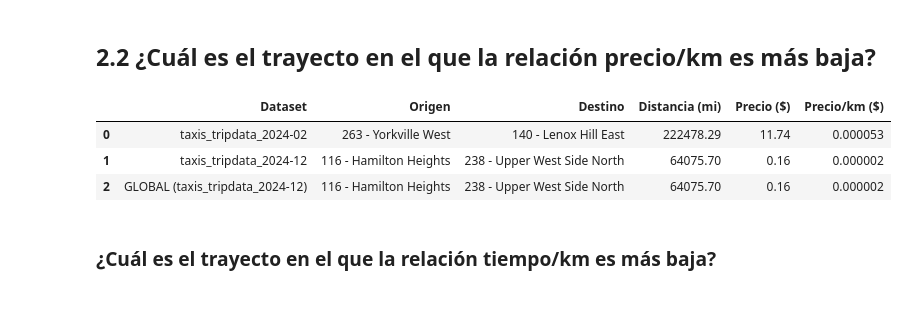
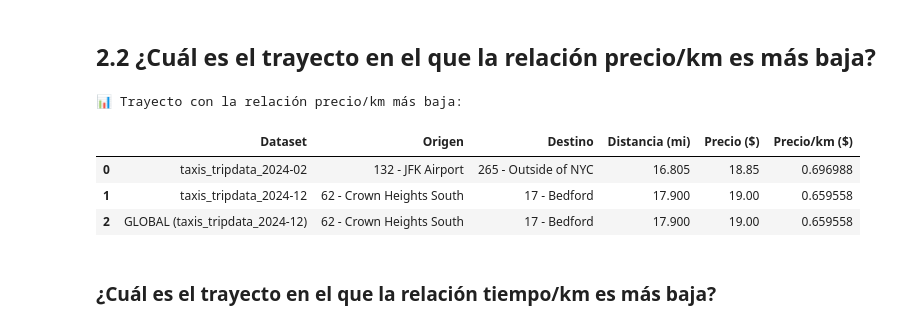
Before and after one commit to renerubio/NYC-TAXI, a Jupyter notebook: NYC_Taxi.ipynb, the cells around one changed output. Cells and saved outputs as stored; diff of their text form; code cells hidden in the pictures.

```diff
--- a/NYC_Taxi.ipynb
+++ b/NYC_Taxi.ipynb
@@ -146,7 +144,7 @@ original_datasets = {
     "green_tripdata_2024-02": green_df_2024_02, # type: ignore
     "yellow_tripdata_2024-12": yellow_df_2024_12, # type: ignore
     "green_tripdata_2024-12": green_df_2024_12, # type: ignore
-    "yellow_tripdata_2009-02": yellow_df_2009_02, # type: ignore // Ejercicio 2.5
+    # "yellow_tripdata_2009-02": yellow_df_2009_02, # type: ignore // Ejercicio 2.5
 }
 
 # Liberar memoria de las variables ya cargadas
@@ -154,7 +152,7 @@ del yellow_df_2024_02 # type: ignore
 del green_df_2024_02 # type: ignore
 del yellow_df_2024_12 # type: ignore
 del green_df_2024_12 # type: ignore
-del yellow_df_2009_02 # type: ignore // Ejercicio 2.5
+# del yellow_df_2009_02 # type: ignore // Ejercicio 2.5
 # %% [markdown]
 ## Análisis de datos
 # %% [markdown]
@@ -759,6 +835,0 @@ unified_datasets = cargar_datasets_parquet("unified_datasets")
-# %%
-# mostrar si datasets originales y limpios tienen datos
-for name, df in unified_datasets.items():
-    print(f"{name}: {df.shape[0]:,} filas, {df.shape[1]} columnas")
-for name, df in cleaned_datasets.items():
-    print(f"{name}: {df.shape[0]:,} filas, {df.shape[1]} columnas")
@@ -1485,18 +1547,24 @@ trayecto_mayor_precio_por_minuto(cleaned_added_datasets)
 # %% [markdown]
 ## 2.2	¿Cuál es el trayecto en el que la relación precio/km es más baja?
 # %%
-def trayecto_menor_precio_por_km(datasets_dict, min_distance=0.1):
+# función para encontrar el trayecto con mayor precio/km
+def trayecto_menor_precio_por_km(datasets_dict, zona_nombres, min_distance=0.1, min_price_per_km=0.2, min_price_total=2.0):
     """
     Encuentra el trayecto con menor relación precio/km para cada dataset,
-    ignorando trayectos con distancia menor al umbral especificado.
-    También encuentra el trayecto global con la relación más baja.
+    ignorando trayectos con distancia menor al umbral especificado,
+    y siempre usando la columna de precio ajustado tras limpieza ("Precio ($)").
+
+    Garantiza no mostrar trayectos con precios o precios por km irrealmente bajos.
 
     Parámetros:
         datasets_dict: diccionario {nombre: DataFrame}
+        zona_nombres: diccionario {zone_id: nombre_zona}
         min_distance: distancia mínima (en millas) para considerar un trayecto
+        min_price_per_km: precio mínimo por km (umbral recomendado: 0.2 $/km)
+        min_price_total: precio total mínimo permitido (por defecto: 2$)
 
     Retorna:
-        DataFrame con los trayectos más baratos por km
+        DataFrame con los trayectos más baratos por km, ya filtrados.
     """
     resultados = []
     global_min = None
@@ -1504,59 +1572,70 @@ def trayecto_menor_precio_por_km(datasets_dict, min_distance=0.1):
 
     for nombre, df in datasets_dict.items():
         df = df.copy()
-        if not all(col in df.columns for col in ["trip_distance", "fare_amount", "PULocationID", "DOLocationID"]):
+        # Comprobamos existencia de columna de precio ajustado
+        if not all(col in df.columns for col in ["trip_distance", "Precio ($)", "PULocationID", "DOLocationID"]):
             print(f"⚠️ {nombre}: columnas necesarias no encontradas. Se omite.")
             continue
 
+        # Filtro de distancia, precio total y precio/km mínimo
         df = df[
             (df["trip_distance"] >= min_distance) &
-            (df["fare_amount"] > 0)
+            (df["Precio ($)"] >= min_price_total)
         ].copy()
 
         if df.empty:
             continue
 
-        df["fare_per_km"] = df["fare_amount"] / df["trip_distance"]
+        # Calcular el precio por km sobre la distancia real en km
+        df["Precio/km ($)"] = df["Precio ($)"] / (df["trip_distance"] * 1.60934)
 
-        top = df.loc[df["fare_per_km"].idxmin()]
+        # Filtro reforzado de precio/km (no valores ridículos)
+        df = df[df["Precio/km ($)"] >= min_price_per_km]
+
+        if df.empty:
+            continue
+
+        # Seleccionamos el trayecto con menor precio/km válido
+        top = df.loc[df["Precio/km ($)"].idxmin()]
         origen_id = int(top["PULocationID"])
         destino_id = int(top["DOLocationID"])
 
         resultados.append({
             "Dataset": nombre,
             "Origen": f"{origen_id} - {zona_nombres.get(origen_id, 'Desconocido')}",
             "Destino": f"{destino_id} - {zona_nombres.get(destino_id, 'Desconocido')}",
             "Distancia (mi)": top["trip_distance"],
-            "Precio ($)": top["fare_amount"],
-            "Precio/km ($)": top["fare_per_km"]
+            "Precio ($)": top["Precio ($)"],
+            "Precio/km ($)": top["Precio/km ($)"]
         })
 
-        if global_min is None or top["fare_per_km"] < global_min["fare_per_km"]:
+        if global_min is None or top["Precio/km ($)"] < global_min["Precio/km ($)"]:
             global_min = top
             global_name = nombre
 
     if global_min is not None:
         origen_id = int(global_min["PULocationID"])
         destino_id = int(global_min["DOLocationID"])
         resultados.append({
             "Dataset": f"GLOBAL ({global_name})",
             "Origen": f"{origen_id} - {zona_nombres.get(origen_id, 'Desconocido')}",
             "Destino": f"{destino_id} - {zona_nombres.get(destino_id, 'Desconocido')}",
             "Distancia (mi)": global_min["trip_distance"],
-            "Precio ($)": global_min["fare_amount"],
-            "Precio/km ($)": global_min["fare_per_km"]
+            "Precio ($)": global_min["Precio ($)"],
+            "Precio/km ($)": global_min["Precio/km ($)"]
         })
 
     return pd.DataFrame(resultados)
 
-
 # Ejecutar la función para encontrar el trayecto con menor precio/km
-trayecto_menor_precio_por_km(cleaned_added_datasets, min_distance=0.1)
+print("\n📊 Trayecto con la relación precio/km más baja:")
+trayecto_menor_precio_por_km(cleaned_datasets, zona_nombres, min_distance=0.1)
 # %% [output]
+📊 Trayecto con la relación precio/km más baja:
 |  | Dataset | Origen | Destino | Distancia (mi) | Precio ($) | Precio/km ($) |
-| 0 | taxis_tripdata_2024-02 | 263 - Yorkville West | 140 - Lenox Hill East | 222478.29 | 11.74 | 0.000053 |
-| 1 | taxis_tripdata_2024-12 | 116 - Hamilton Heights | 238 - Upper West Side North | 64075.70 | 0.16 | 0.000002 |
-| 2 | GLOBAL (taxis_tripdata_2024-12) | 116 - Hamilton Heights | 238 - Upper West Side North | 64075.70 | 0.16 | 0.000002 |
+| 0 | taxis_tripdata_2024-02 | 132 - JFK Airport | 265 - Outside of NYC | 16.805 | 18.85 | 0.696988 |
+| 1 | taxis_tripdata_2024-12 | 62 - Crown Heights South | 17 - Bedford | 17.900 | 19.00 | 0.659558 |
+| 2 | GLOBAL (taxis_tripdata_2024-12) | 62 - Crown Heights South | 17 - Bedford | 17.900 | 19.00 | 0.659558 |
 # %% [markdown]
 ### ¿Cuál es el trayecto en el que la relación tiempo/km es más baja?
 # %%
```
Also changed, not shown: parts of 40 cells of this notebook.
